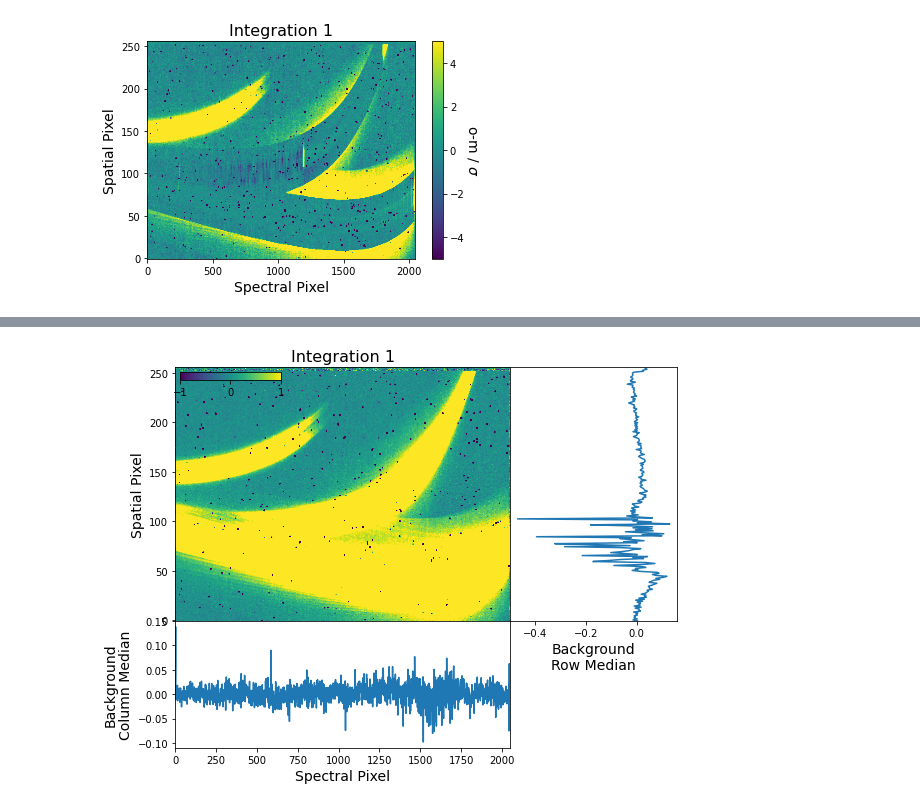
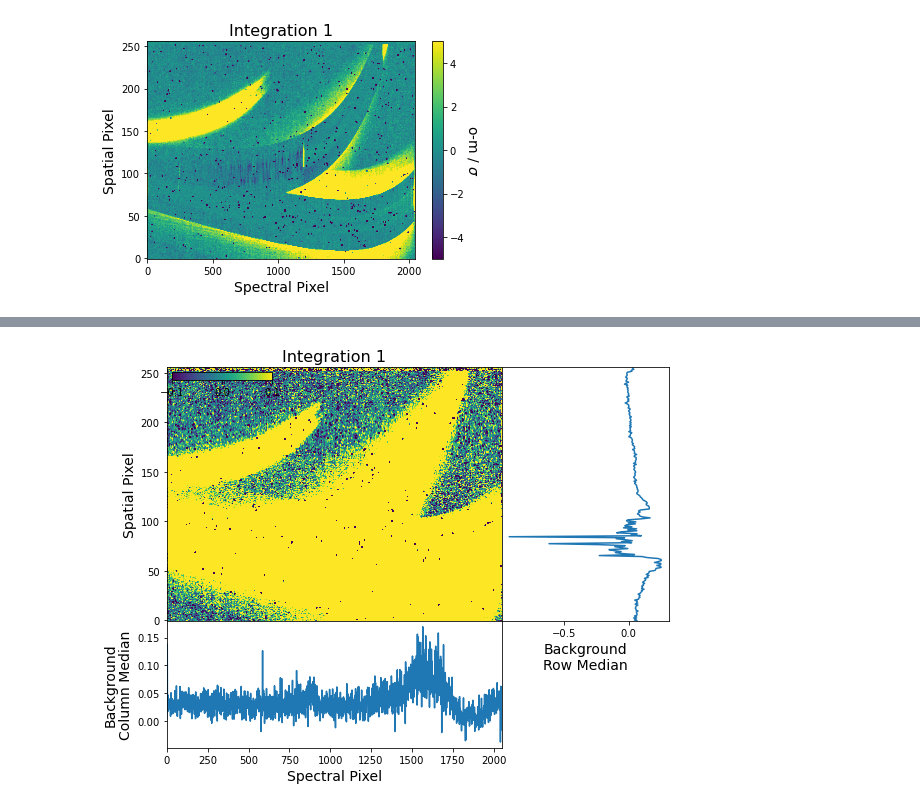
Before and after one commit to njcuk9999/jwst-mtl, a Jupyter notebook: SOSS/checkpoint_plots/checkpoint_plots_example.ipynb, the cells around one changed output, grey strips where cells are left out. Saved outputs shown, nothing was run; the diff lists cells and outputs as text; code cells hidden in the pictures.

```diff
--- a/SOSS/checkpoint_plots/checkpoint_plots_example.ipynb
+++ b/SOSS/checkpoint_plots/checkpoint_plots_example.ipynb
@@ -53,5 +65,12 @@ observation_filepath = '/home/radica/jwst/ers/data_challenge/WASP-52b/pipeline_o
 bp = checkpoints.BackgroundSubPlot(observation_filepath)
-# %%
-bp.make_backgroundsub_plot(bkg_mask)
-# %% [output]
-[figure, removed]
+# %%
+# Make the plot - the background subtracted data frame is shown in the center panel, and the
+# median counts of each row (column), after masking the trace are shown on the right (bottom).
+bp.make_backgroundsub_plot(bkg_mask, cbar_lims=[-0.1, 0.1])
+# By default a plot is made for the first integration of the TSO. This can be changed by
+# passing a list of integrations to the 'integrations' argument. Alternative, pass 'all' to
+# plot the deconamination for every integration.
+# To output the plots to a pdf file, specify a file name using the 'savefile' argument - useful
+# if comparing many integrations.
+# %% [output]
+[figure, added]
```
Also changed, not shown: parts of 10 cells of this notebook.
